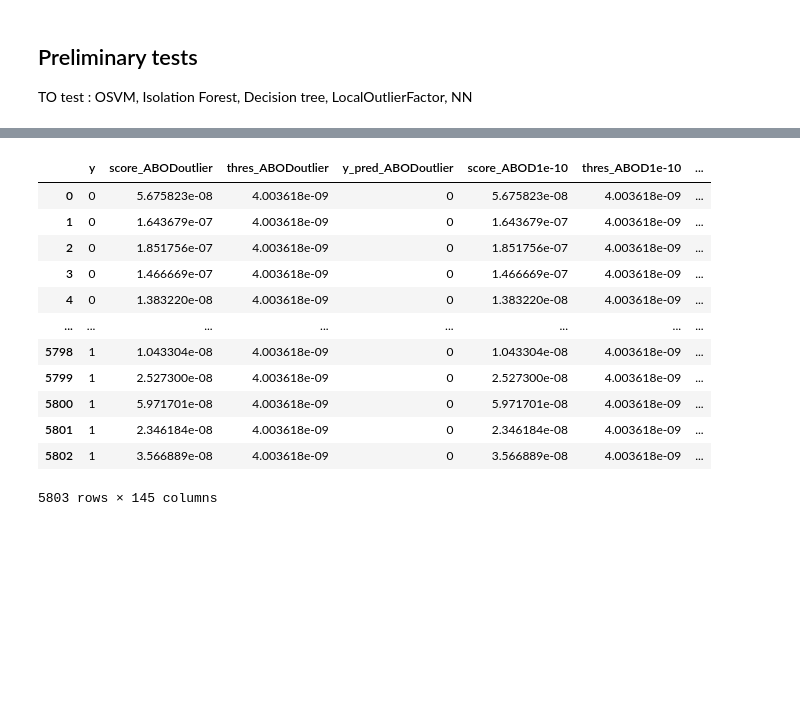
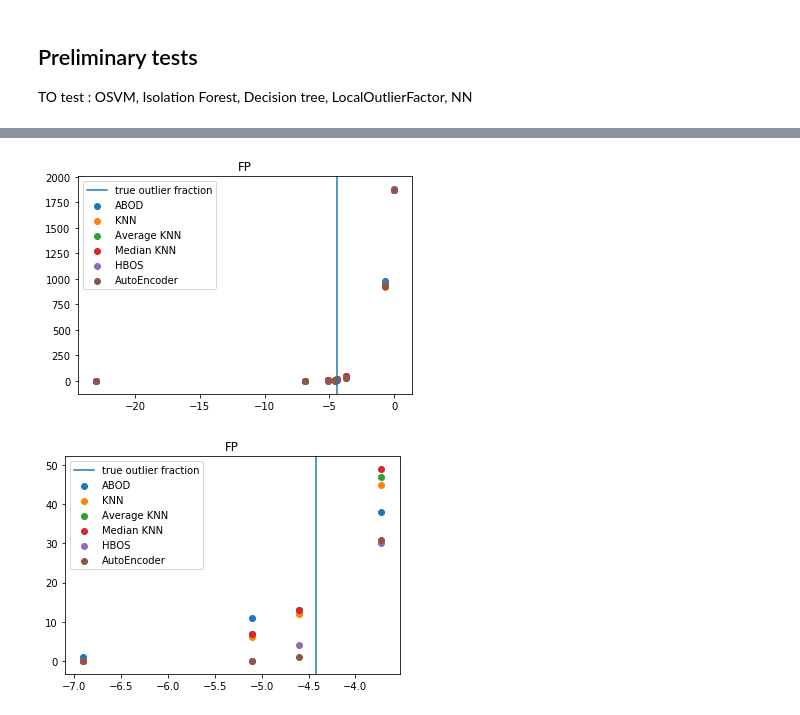
Before and after one commit to Benoitane/Detection-anomalies-et-nouveautes, a Jupyter notebook: preliminary_tests.ipynb, the cells around one changed output, grey strips where cells are left out. Saved outputs shown, nothing was run; the diff lists cells and outputs as text; code cells hidden in the pictures; blank space fills up the shorter version.

Commit message:
plot performance as a function of contamination

```diff
--- a/preliminary_tests.ipynb
+++ b/preliminary_tests.ipynb
@@ -24,3 +27,5 @@ print("Number of variables : ",X.shape[1])
+# %%
+X_train, X_test, y_train, y_test = train_test_split(X, y, test_size=0.33, random_state=42)
 # %%
 def plot_confusion(y_pred, y=y):
     labels = ['Inliers','Outlier']
@@ -55,9 +63,9 @@ from pyod.models.auto_encoder import AutoEncoder
 # %%
-# # estimate outlier fraction only based on trainset
-# outlier_fraction = sum(y_train)/len(y_train)
+# estimate outlier fraction only based on trainset
+outlier_fraction = sum(y_train)/len(y_train)
 
-# estimate outlier fraction only based on entire dataset
-outlier_fraction = sum(y)/len(y)
+# # estimate outlier fraction only based on entire dataset
+# outlier_fraction = sum(y)/len(y)
 
 print("Fraction of outliers in the dataset : ", outlier_fraction)
 # %% [output]
@@ -96,3 +101,0 @@ df_result = pd.DataFrame({"y" : np.array(y).astype(int)})
-# %%
-clf.contamination=10
-clf
@@ -187,16 +178,26 @@ Number of errors :  261
-# %%
-df_result
-# %% [output]
-|  | y | score_ABODoutlier | thres_ABODoutlier | y_pred_ABODoutlier | score_ABOD1e-10 | thres_ABOD1e-10 | ... |
-| 0 | 0 | 5.675823e-08 | 4.003618e-09 | 0 | 5.675823e-08 | 4.003618e-09 | ... |
-| 1 | 0 | 1.643679e-07 | 4.003618e-09 | 0 | 1.643679e-07 | 4.003618e-09 | ... |
-| 2 | 0 | 1.851756e-07 | 4.003618e-09 | 0 | 1.851756e-07 | 4.003618e-09 | ... |
-| 3 | 0 | 1.466669e-07 | 4.003618e-09 | 0 | 1.466669e-07 | 4.003618e-09 | ... |
-| 4 | 0 | 1.383220e-08 | 4.003618e-09 | 0 | 1.383220e-08 | 4.003618e-09 | ... |
-| ... | ... | ... | ... | ... | ... | ... | ... |
-| 5798 | 1 | 1.043304e-08 | 4.003618e-09 | 0 | 1.043304e-08 | 4.003618e-09 | ... |
-| 5799 | 1 | 2.527300e-08 | 4.003618e-09 | 0 | 2.527300e-08 | 4.003618e-09 | ... |
-| 5800 | 1 | 5.971701e-08 | 4.003618e-09 | 0 | 5.971701e-08 | 4.003618e-09 | ... |
-| 5801 | 1 | 2.346184e-08 | 4.003618e-09 | 0 | 2.346184e-08 | 4.003618e-09 | ... |
-| 5802 | 1 | 3.566889e-08 | 4.003618e-09 | 0 | 3.566889e-08 | 4.003618e-09 | ... |
-5803 rows × 145 columns
+# %%
+def plot_result(dict_result, metric, remove_contam_beg = 0, remove_contam_end = 0) :
+    for clf_name in dict_result.keys() :
+        metric_list = []
+        if remove_contam_end == 0 :
+            contam_list = list(dict_result[clf_name].keys())[remove_contam_beg:]
+            contam_nb = args["contamination"][remove_contam_beg:]
+        else :
+            contam_list = list(dict_result[clf_name].keys())[remove_contam_beg:-remove_contam_end]
+            contam_nb = args["contamination"][remove_contam_beg:-remove_contam_end]
+        for contamination in contam_list:
+            try :
+                metric_list.append(dict_result[clf_name][contamination][metric])
+            except :
+                break
+        plt.scatter(np.log(contam_nb),metric_list,label = clf_name)
+    plt.title(metric)
+    plt.axvline(np.log(outlier_fraction), label='true outlier fraction')
+    plt.legend()
+    plt.show()
+# %%
+plot_result(dict_result, "FP")
+plot_result(dict_result, "FP", remove_contam_beg = 2, remove_contam_end =2)
+# %% [output]
+[figure, added]
+[figure, added]
```
Also changed, not shown: parts of 12 cells of this notebook.
